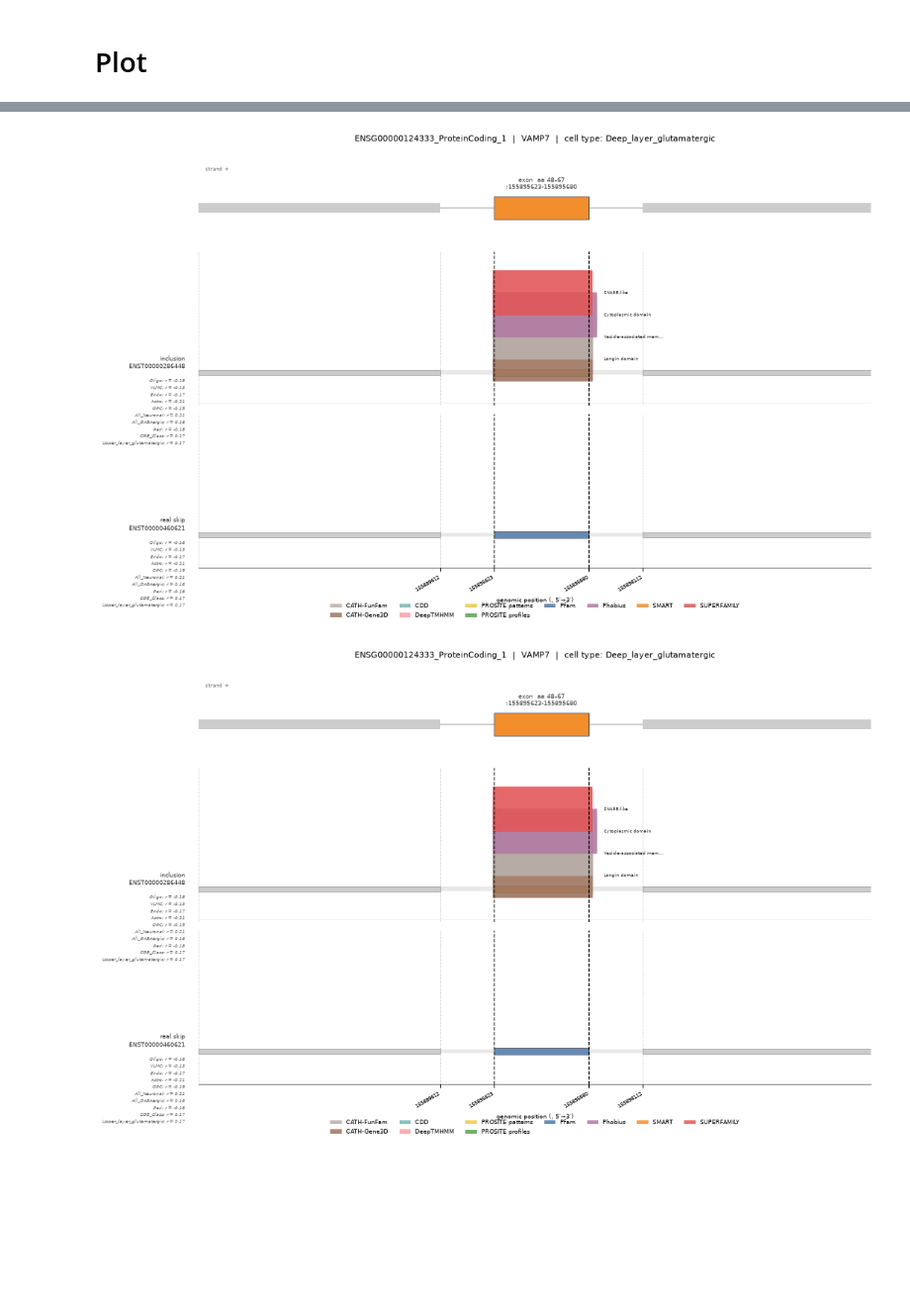
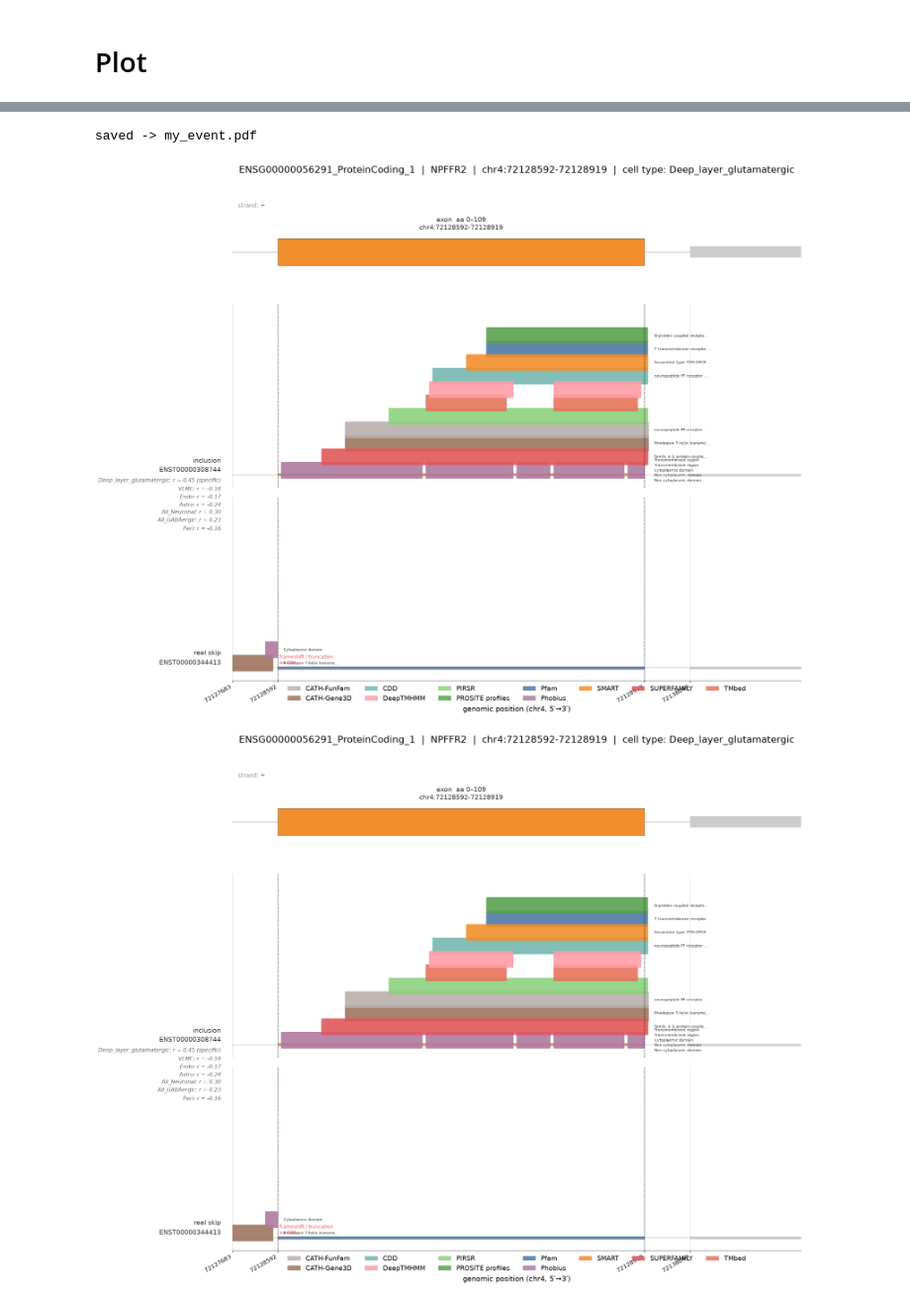
Before and after one commit to reliscu/bulk_splicing_GTEx_cortex, a Jupyter notebook: 31_visualize_interproscan_results.ipynb, the cells around one changed output, grey strips where cells are left out. Shown at 99% size. Cells and saved outputs as stored; diff of their text form; code cells hidden in the pictures; blank space fills up the shorter version.

Commit message:
lots of code for interproscan stuffA

```diff
--- a/31_visualize_interproscan_results.ipynb
+++ b/31_visualize_interproscan_results.ipynb
@@ -19,14 +20,3 @@ from modified_functions import *
 # %%
-# Load GTF
-
-exclude = ""
-gene_name = "gene_name"
-gene_type = "all"
-no_trim_id = False
-gene_type_tag = "gene_type"
-transcript_type_tag = "transcript_type"
-
-gtf_file = "/mnt/lareaulab/reliscu/data/GENCODE/GRCh38/gencode.v46.annotation.gtf"
-gtf = process_gtf(gtf_file, exclude, gene_name, no_trim_id, gene_type_tag, transcript_type_tag)
-gtf_cds = gtf[gtf.feature == "CDS"]
-cds_by_transcript = {t: grp for t, grp in gtf_cds.groupby('transcript')}  # for transcript coding sequences lookup
+with open("data/gencode.v46.annotation_cds_by_transcript.pkl", "rb") as f:
+    cds_by_transcript = pickle.load(f)
@@ -38,8 +23,13 @@ INFO:root:Extracted GTF attributes: ['gene_id', 'gene_type', 'gene_name', 'level
 # %%
+# Load in event-interproscan results mapping
+
 with open('data/event_interproscan_map.pkl', "rb") as f:
     event_interproscan_map = pickle.load(f)
 
 with open("data/signif_event_interproscan_map.pkl", "rb") as f:
     signif_event_interproscan_map = pickle.load(f)
+
+with open("data/signif_event_interproscan_summary.pkl", "rb") as f:
+    signif_event_interproscan_summary = pickle.load(f)
 # %% [markdown]
 # Plot
@@ -1333,14 +835,12 @@ def plot_event_domains(ev, event_interproscan_map, signif_event_interproscan_map
 # %%
-ev = 'ENSG00000124333_ProteinCoding_1'
+ev = 'ENSG00000056291_ProteinCoding_1'
 ct = "Deep_layer_glutamatergic"
 
-plot_event_domains(
-    ev,
-    event_interproscan_map,
-    signif_event_interproscan_map,
-    cds_by_transcript,
-    ctype=ct
-)
+plot_event_domains(ev, event_interproscan_map, signif_event_interproscan_map,
+                   cds_by_transcript, ctype='Deep_layer_glutamatergic',
+                   fontscale=2.5, figsize=(24, 16),
+                   save_path='my_event.pdf', dpi=200)
 # %% [output]
+saved -> my_event.pdf
-[figure, old version]
+[figure, new version]
-[figure, old version]
+[figure, new version]
```
Also changed, not shown: parts of 8 cells of this notebook, 3 other files.
